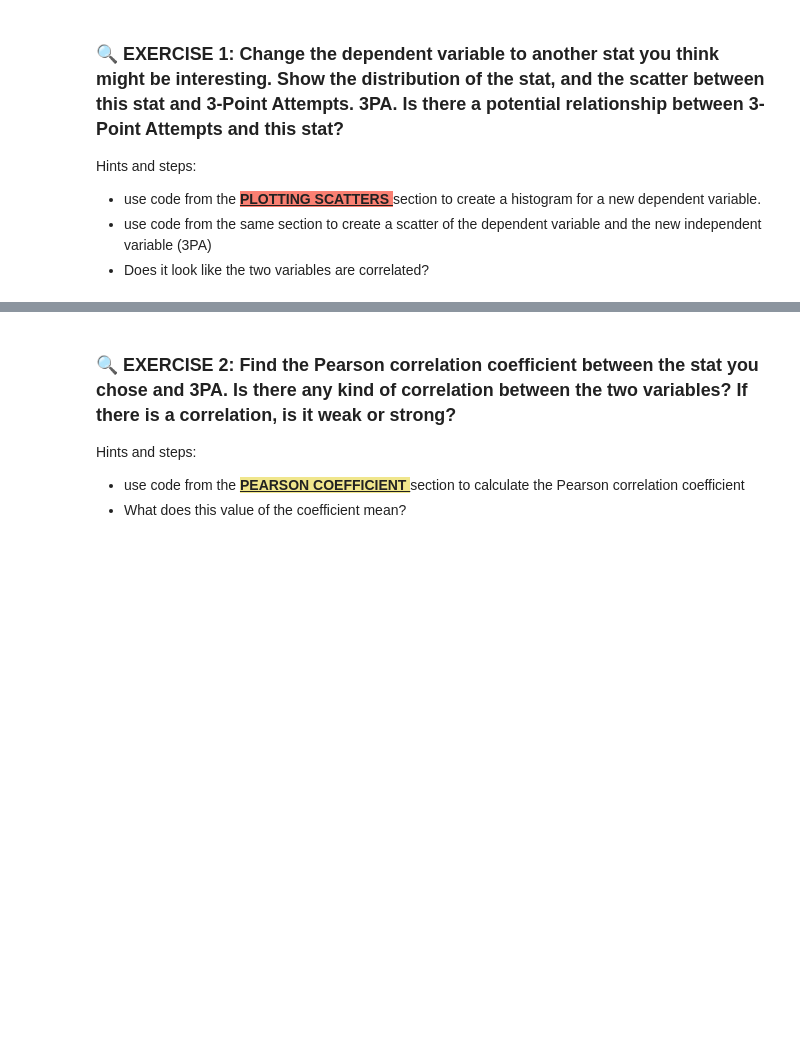
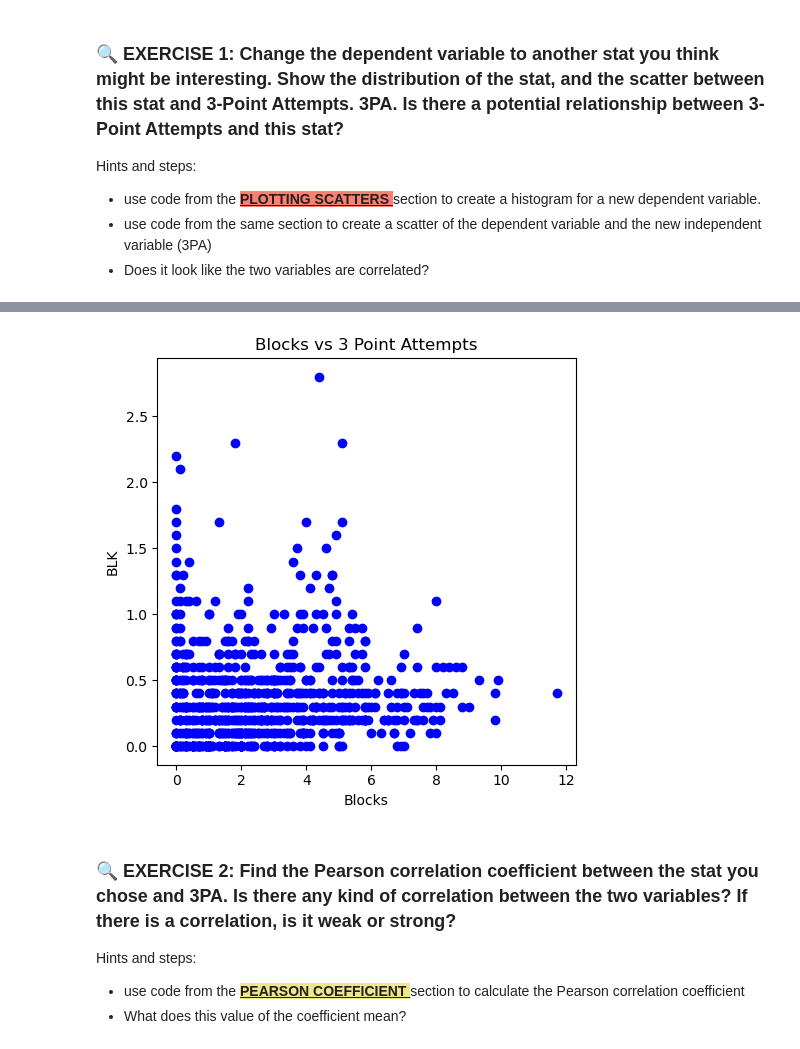
Before and after one commit to PrisonTeachingInitiative/CFR-2025, a Jupyter notebook: Stats/Notebooks/2-Correlation_regression_NEW.ipynb, the cells around one changed output, grey strips where cells are left out. Drawn from its saved outputs; the diff is of its cells as text; code cells hidden in the pictures; blank space fills up the shorter version.

```diff
--- a/Stats/Notebooks/2-Correlation_regression_NEW.ipynb
+++ b/Stats/Notebooks/2-Correlation_regression_NEW.ipynb
@@ -292,3 +309,23 @@ Hints and steps:
+# %%
+import matplotlib.pyplot as plt
+import numpy as np
+
+fig, axs = plt.subplots(1, 1, figsize=(5, 5))
+
+# Plot positive correlation -
+independent_variable = "3PA" # 3 point attempts
+dependent_variable = "BLK" # blocks
+
+axs.scatter(NBA_regular_2021[independent_variable], NBA_regular_2021[dependent_variable], color='blue')
+
+axs.set_title('Blocks vs 3 Point Attempts')
+axs.set_xlabel("Blocks")
+axs.set_ylabel(dependent_variable)
+
+plt.tight_layout()
+plt.show()
+# %% [output]
+[figure, added]
 # %% [markdown]
 ### 🔍 EXERCISE 2: Find the Pearson correlation coefficient between the stat you chose and 3PA. Is there any kind of correlation between the two variables? If there is a correlation, is it weak or strong?
 
```
Also changed, not shown: parts of 9 cells of this notebook.
